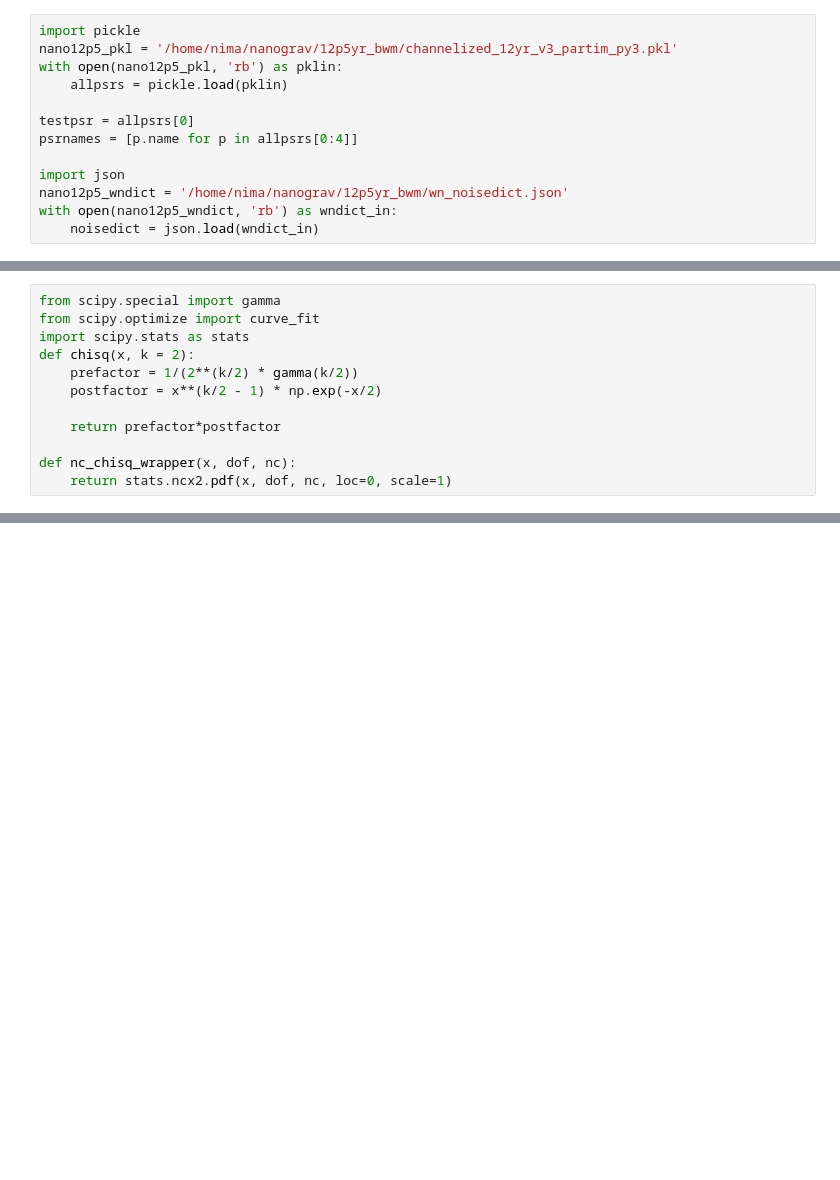
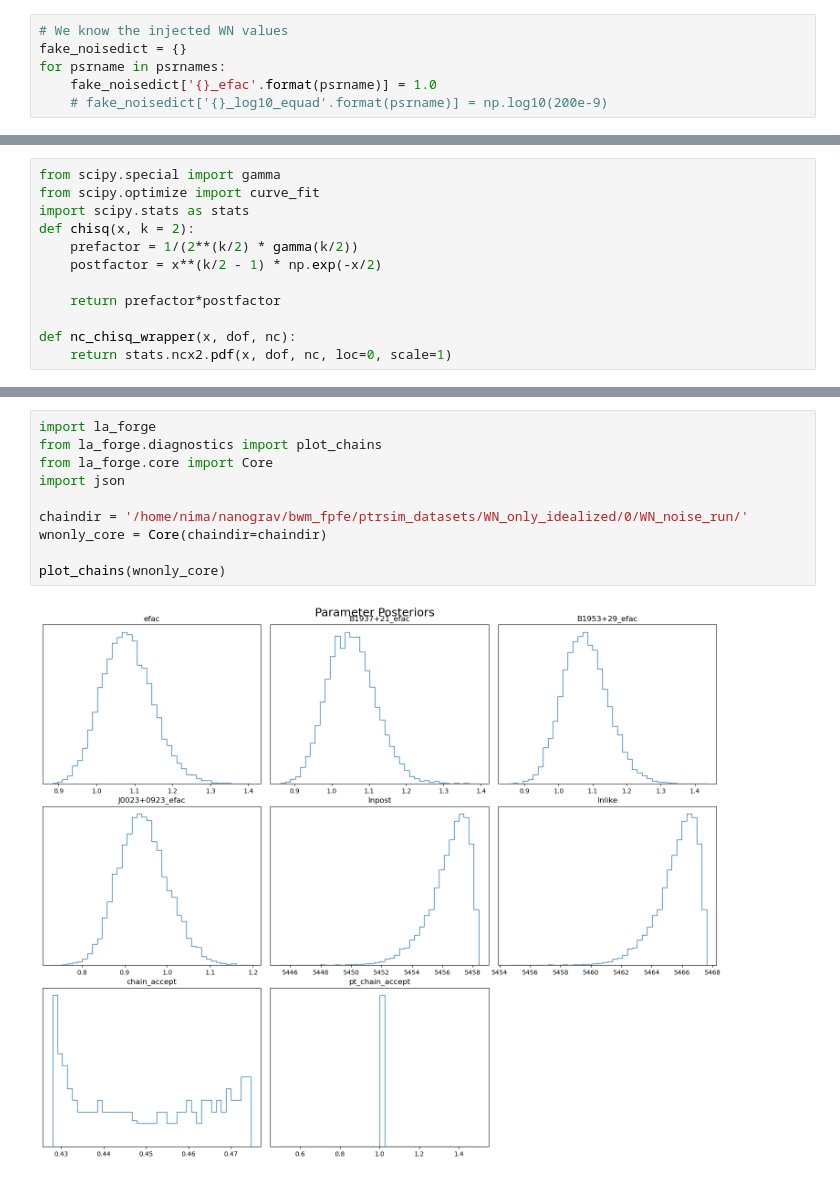
Before and after one commit to jerry-sun1/bwm_fpfe, a Jupyter notebook: modified_fpstat.ipynb, the cells around one changed output, grey strips where cells are left out. Drawn from its saved outputs; the diff is of its cells as text; blank space fills up the shorter version.

```diff
--- a/modified_fpstat.ipynb
+++ b/modified_fpstat.ipynb
@@ -173,13 +182,6 @@ class FpStat(object):
 # %%
-import pickle
-nano12p5_pkl = '/home/nima/nanograv/12p5yr_bwm/channelized_12yr_v3_partim_py3.pkl'
-with open(nano12p5_pkl, 'rb') as pklin:
-    allpsrs = pickle.load(pklin)
-
-testpsr = allpsrs[0]
-psrnames = [p.name for p in allpsrs[0:4]]
-
-import json
-nano12p5_wndict = '/home/nima/nanograv/12p5yr_bwm/wn_noisedict.json'
-with open(nano12p5_wndict, 'rb') as wndict_in:
-    noisedict = json.load(wndict_in)
+# We know the injected WN values
+fake_noisedict = {}
+for psrname in psrnames:
+    fake_noisedict['{}_efac'.format(psrname)] = 1.0
+    # fake_noisedict['{}_log10_equad'.format(psrname)] = np.log10(200e-9)
@@ -302,0 +543,12 @@ Text(0, 0.5, 'pdf')
+# %%
+import la_forge
+from la_forge.diagnostics import plot_chains
+from la_forge.core import Core
+import json
+
+chaindir = '/home/nima/nanograv/bwm_fpfe/ptrsim_datasets/WN_only_idealized/0/WN_noise_run/'
+wnonly_core = Core(chaindir=chaindir)
+
+plot_chains(wnonly_core)
+# %% [output]
+[figure, added]
```
Also changed, not shown: parts of 34 cells of this notebook.
